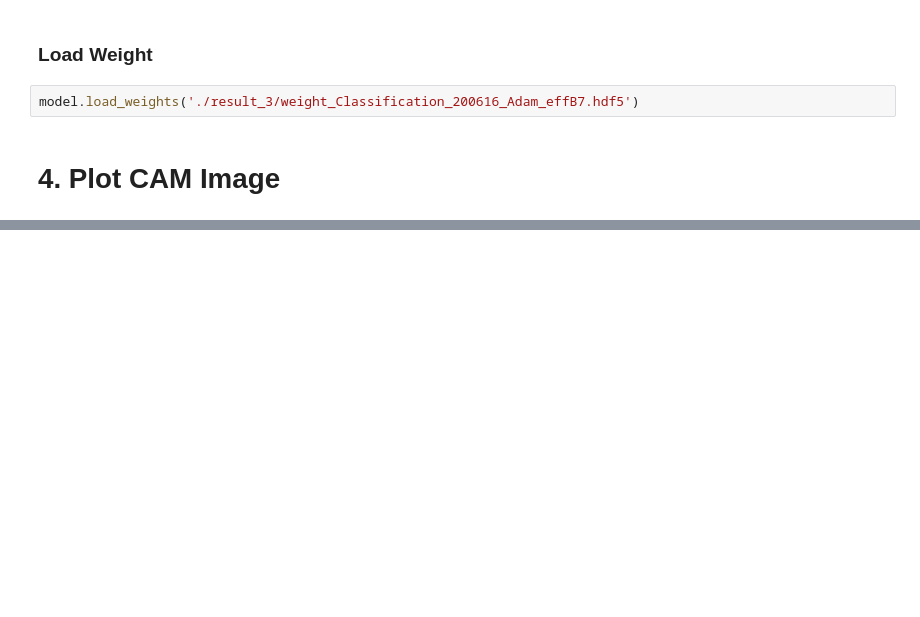
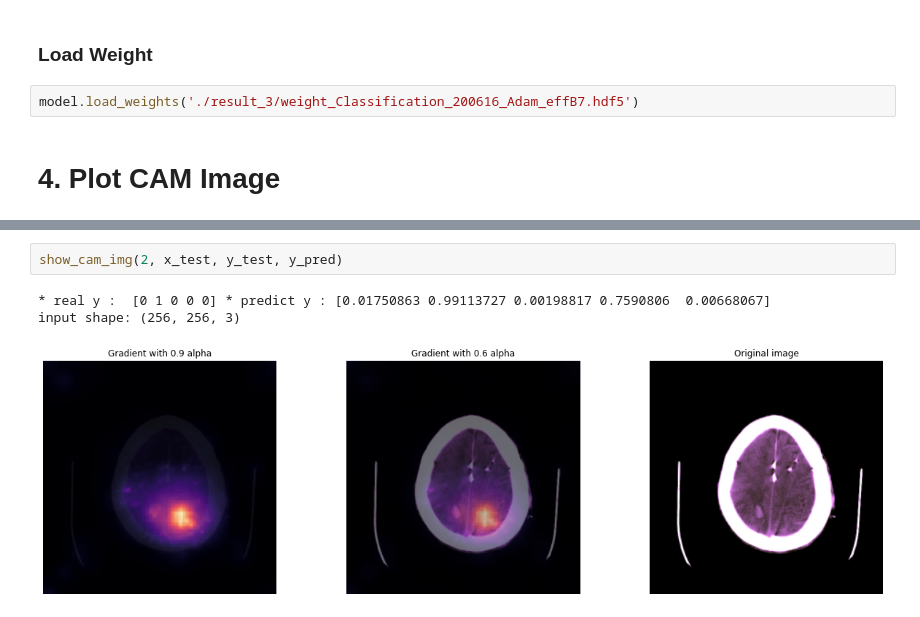
Before and after one commit to yebiny/Diagnosis-brain-CTimages, a Jupyter notebook: 6-CAM/cam_example.ipynb, the cells around one changed output, grey strips where cells are left out. Cells and saved outputs as stored; diff of their text form; blank space fills up the shorter version.

```diff
--- a/6-CAM/cam_example.ipynb
+++ b/6-CAM/cam_example.ipynb
@@ -218,0 +219,6 @@ input shape: (256, 256, 3)
+# %%
+show_cam_img(2, x_test, y_test, y_pred)
+# %% [output]
+* real y :  [0 1 0 0 0] * predict y : [0.01750863 0.99113727 0.00198817 0.7590806  0.00668067]
+input shape: (256, 256, 3)
+[figure, added]
```
Also changed, not shown: parts of 5 cells of this notebook, 1 other file.
